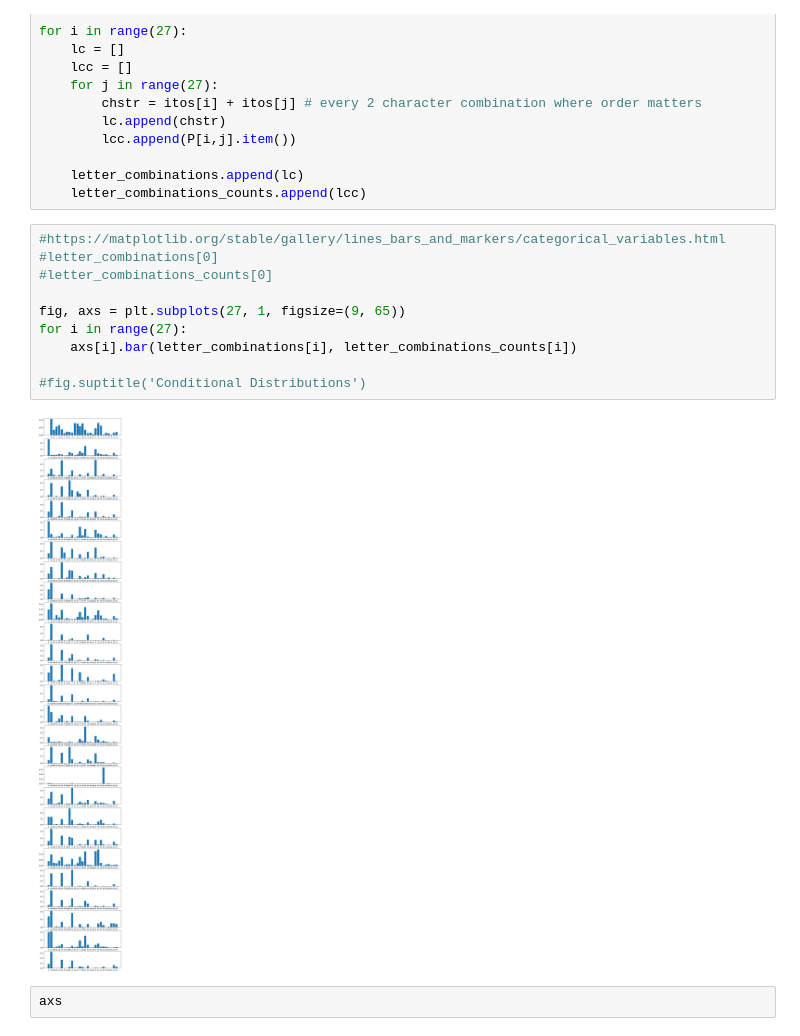
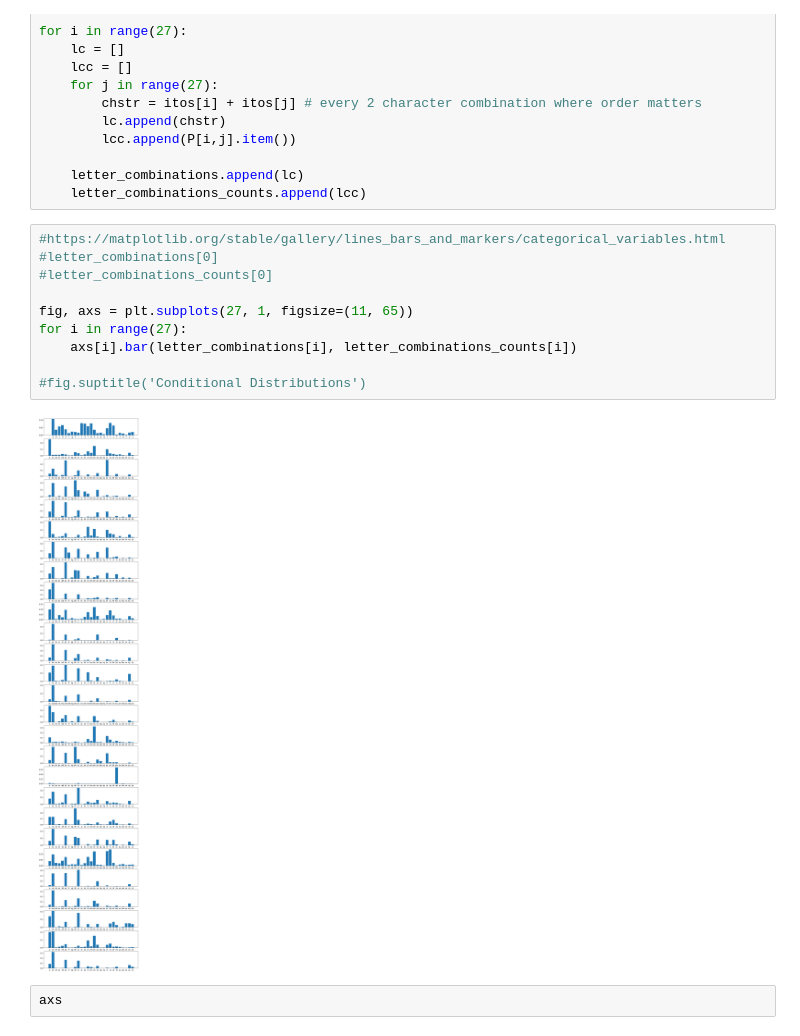
Before and after one commit to mattheweallen/special-memory, a Jupyter notebook: babys_first_language_model/babys_ngram_pres_code.ipynb, the cells around one changed output. Drawn from its saved outputs; the diff is of its cells as text.

Commit message:
make plot wider

```diff
--- a/babys_first_language_model/babys_ngram_pres_code.ipynb
+++ b/babys_first_language_model/babys_ngram_pres_code.ipynb
@@ -292,15 +292,15 @@ for i in range(27):
 # %%
 #https://matplotlib.org/stable/gallery/lines_bars_and_markers/categorical_variables.html
 #letter_combinations[0]
 #letter_combinations_counts[0]
 
-fig, axs = plt.subplots(27, 1, figsize=(9, 65))
+fig, axs = plt.subplots(27, 1, figsize=(11, 65))
 for i in range(27):
     axs[i].bar(letter_combinations[i], letter_combinations_counts[i])
 
 #fig.suptitle('Conditional Distributions')
 # %% [output]
-[figure, old version]
+[figure, new version]
 # %%
 axs
 # %% [output]
```
